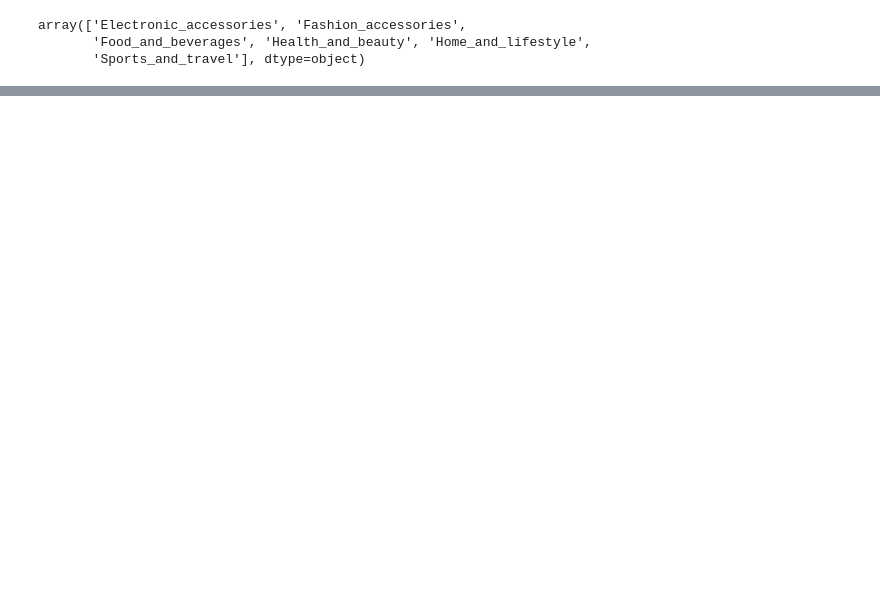
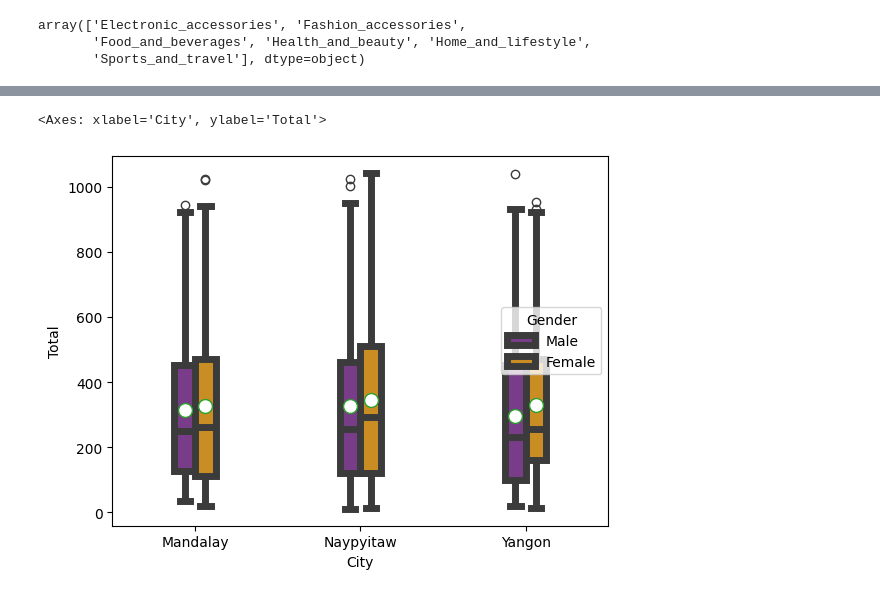
Before and after one commit to surendarmanoj/data-science, a Jupyter notebook: Data_Visualisation_using_Seaborn.ipynb, the cells around one changed output, grey strips where cells are left out. Cells and saved outputs as stored; diff of their text form; code cells hidden in the pictures; blank space fills up the shorter version.

```diff
--- a/Data_Visualisation_using_Seaborn.ipynb
+++ b/Data_Visualisation_using_Seaborn.ipynb
@@ -110,0 +119,9 @@ array(['Electronic_accessories', 'Fashion_accessories',
+# %%
+sns.boxplot(y='Total',x = 'City',hue='Gender', data=df1, width=0.25, hue_order=['Male', 'Female'], showmeans=True, meanprops={
+    "marker":"o",
+    "markerfacecolor":"white",
+    "markersize":10
+}, palette="CMRmap", linewidth=5)
+# %% [output]
+<Axes: xlabel='City', ylabel='Total'>
+[figure, added]
```
Also changed, not shown: parts of 8 cells of this notebook.
